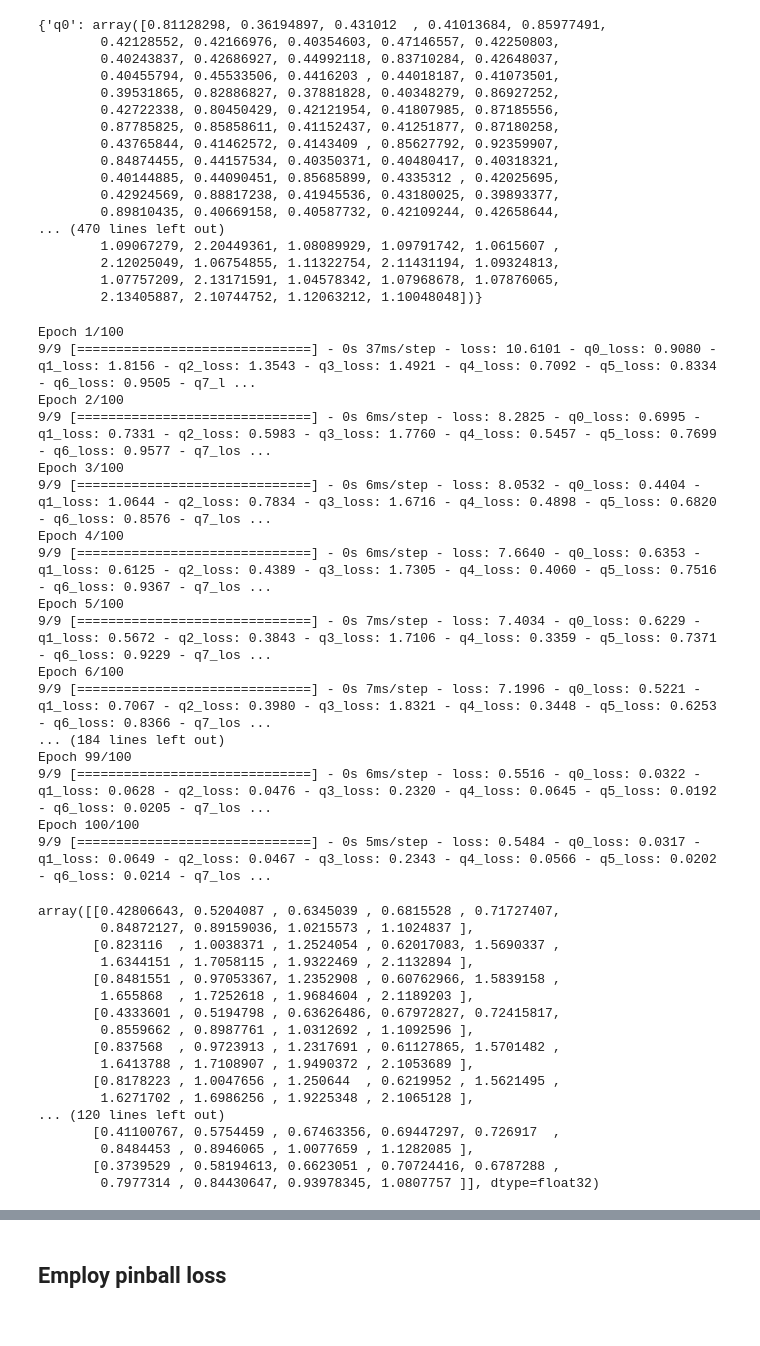
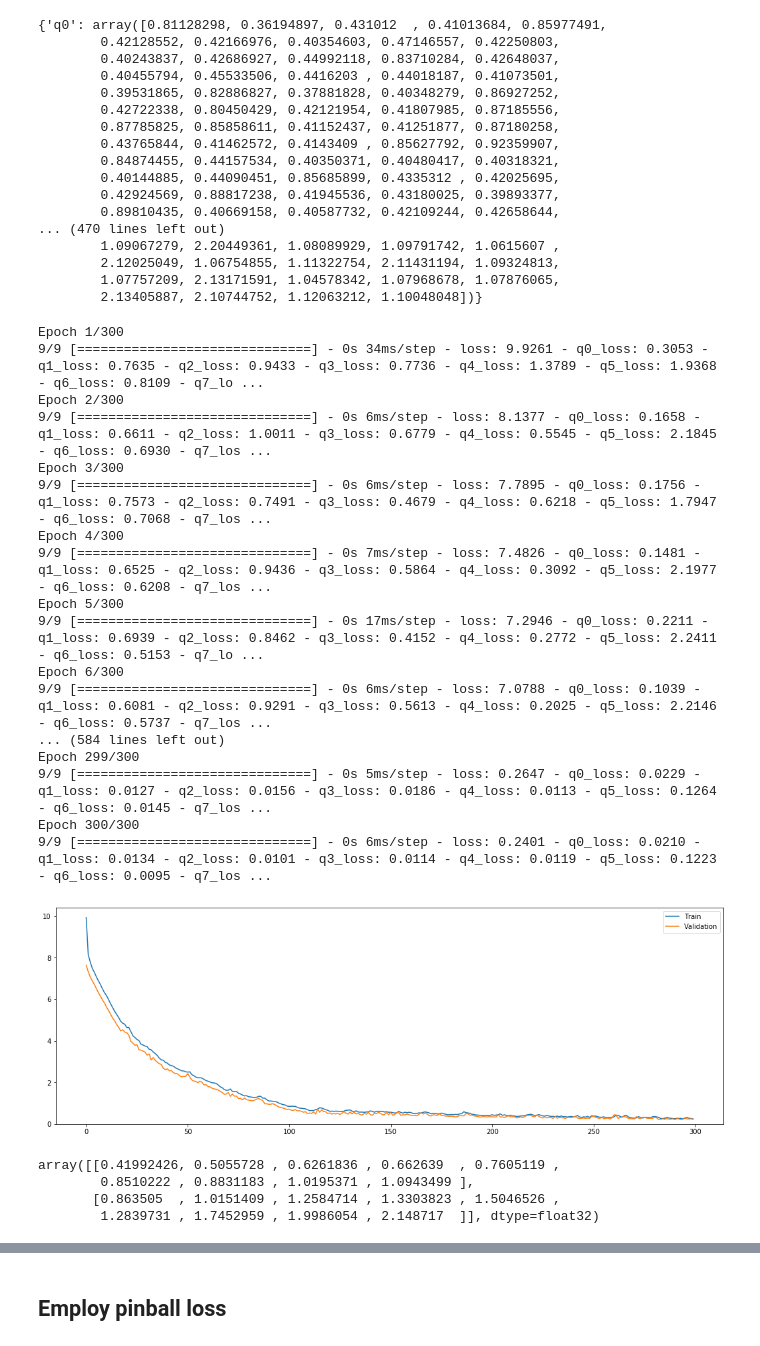
Before and after one commit to joeranbosma/M5Forecast, a Jupyter notebook: custom_layer/pinball_loss_keras.ipynb, the cells around one changed output, grey strips where cells are left out. Drawn from its saved outputs; the diff is of its cells as text; code cells hidden in the pictures.

```diff
--- a/custom_layer/pinball_loss_keras.ipynb
+++ b/custom_layer/pinball_loss_keras.ipynb
@@ -229,47 +226,38 @@ y_train_mo
         1.07757209, 2.13171591, 1.04578342, 1.07968678, 1.07876065,
         2.13405887, 2.10744752, 1.12063212, 1.10048048])}
 # %%
-history = model.fit(X_train, y_train_mo, epochs=100,
+history = model.fit(X_train, y_train_mo, epochs=300,
                     validation_data=(X_val, y_val_mo))
 # %% [output]
-Epoch 1/100
-9/9 [==============================] - 0s 37ms/step - loss: 10.6101 - q0_loss: 0.9080 - q1_loss: 1.8156 - q2_loss: 1.3543 - q3_loss: 1.4921 - q4_loss: 0.7092 - q5_loss: 0.8334 - q6_loss: 0.9505 - q7_l ...
-Epoch 2/100
-9/9 [==============================] - 0s 6ms/step - loss: 8.2825 - q0_loss: 0.6995 - q1_loss: 0.7331 - q2_loss: 0.5983 - q3_loss: 1.7760 - q4_loss: 0.5457 - q5_loss: 0.7699 - q6_loss: 0.9577 - q7_los ...
-Epoch 3/100
-9/9 [==============================] - 0s 6ms/step - loss: 8.0532 - q0_loss: 0.4404 - q1_loss: 1.0644 - q2_loss: 0.7834 - q3_loss: 1.6716 - q4_loss: 0.4898 - q5_loss: 0.6820 - q6_loss: 0.8576 - q7_los ...
-Epoch 4/100
-9/9 [==============================] - 0s 6ms/step - loss: 7.6640 - q0_loss: 0.6353 - q1_loss: 0.6125 - q2_loss: 0.4389 - q3_loss: 1.7305 - q4_loss: 0.4060 - q5_loss: 0.7516 - q6_loss: 0.9367 - q7_los ...
-Epoch 5/100
-9/9 [==============================] - 0s 7ms/step - loss: 7.4034 - q0_loss: 0.6229 - q1_loss: 0.5672 - q2_loss: 0.3843 - q3_loss: 1.7106 - q4_loss: 0.3359 - q5_loss: 0.7371 - q6_loss: 0.9229 - q7_los ...
-Epoch 6/100
-9/9 [==============================] - 0s 7ms/step - loss: 7.1996 - q0_loss: 0.5221 - q1_loss: 0.7067 - q2_loss: 0.3980 - q3_loss: 1.8321 - q4_loss: 0.3448 - q5_loss: 0.6253 - q6_loss: 0.8366 - q7_los ...
-... (184 lines left out)
-Epoch 99/100
-9/9 [==============================] - 0s 6ms/step - loss: 0.5516 - q0_loss: 0.0322 - q1_loss: 0.0628 - q2_loss: 0.0476 - q3_loss: 0.2320 - q4_loss: 0.0645 - q5_loss: 0.0192 - q6_loss: 0.0205 - q7_los ...
-Epoch 100/100
-9/9 [==============================] - 0s 5ms/step - loss: 0.5484 - q0_loss: 0.0317 - q1_loss: 0.0649 - q2_loss: 0.0467 - q3_loss: 0.2343 - q4_loss: 0.0566 - q5_loss: 0.0202 - q6_loss: 0.0214 - q7_los ...
+Epoch 1/300
+9/9 [==============================] - 0s 34ms/step - loss: 9.9261 - q0_loss: 0.3053 - q1_loss: 0.7635 - q2_loss: 0.9433 - q3_loss: 0.7736 - q4_loss: 1.3789 - q5_loss: 1.9368 - q6_loss: 0.8109 - q7_lo ...
+Epoch 2/300
+9/9 [==============================] - 0s 6ms/step - loss: 8.1377 - q0_loss: 0.1658 - q1_loss: 0.6611 - q2_loss: 1.0011 - q3_loss: 0.6779 - q4_loss: 0.5545 - q5_loss: 2.1845 - q6_loss: 0.6930 - q7_los ...
+Epoch 3/300
+9/9 [==============================] - 0s 6ms/step - loss: 7.7895 - q0_loss: 0.1756 - q1_loss: 0.7573 - q2_loss: 0.7491 - q3_loss: 0.4679 - q4_loss: 0.6218 - q5_loss: 1.7947 - q6_loss: 0.7068 - q7_los ...
+Epoch 4/300
+9/9 [==============================] - 0s 7ms/step - loss: 7.4826 - q0_loss: 0.1481 - q1_loss: 0.6525 - q2_loss: 0.9436 - q3_loss: 0.5864 - q4_loss: 0.3092 - q5_loss: 2.1977 - q6_loss: 0.6208 - q7_los ...
+Epoch 5/300
+9/9 [==============================] - 0s 17ms/step - loss: 7.2946 - q0_loss: 0.2211 - q1_loss: 0.6939 - q2_loss: 0.8462 - q3_loss: 0.4152 - q4_loss: 0.2772 - q5_loss: 2.2411 - q6_loss: 0.5153 - q7_lo ...
+Epoch 6/300
+9/9 [==============================] - 0s 6ms/step - loss: 7.0788 - q0_loss: 0.1039 - q1_loss: 0.6081 - q2_loss: 0.9291 - q3_loss: 0.5613 - q4_loss: 0.2025 - q5_loss: 2.2146 - q6_loss: 0.5737 - q7_los ...
+... (584 lines left out)
+Epoch 299/300
+9/9 [==============================] - 0s 5ms/step - loss: 0.2647 - q0_loss: 0.0229 - q1_loss: 0.0127 - q2_loss: 0.0156 - q3_loss: 0.0186 - q4_loss: 0.0113 - q5_loss: 0.1264 - q6_loss: 0.0145 - q7_los ...
+Epoch 300/300
+9/9 [==============================] - 0s 6ms/step - loss: 0.2401 - q0_loss: 0.0210 - q1_loss: 0.0134 - q2_loss: 0.0101 - q3_loss: 0.0114 - q4_loss: 0.0119 - q5_loss: 0.1223 - q6_loss: 0.0095 - q7_los ...
+# %%
+plot_loss(history)
+# %% [output]
+[figure, added]
 # %%
 y_pred = model.predict(X_val)
 
 # revert multi output format to (n_samples, quantiles)
 y_pred = np.array(list(zip(*y_pred))).squeeze()
-y_pred
+y_pred[0:2]
 # %% [output]
-array([[0.42806643, 0.5204087 , 0.6345039 , 0.6815528 , 0.71727407,
-        0.84872127, 0.89159036, 1.0215573 , 1.1024837 ],
-       [0.823116  , 1.0038371 , 1.2524054 , 0.62017083, 1.5690337 ,
-        1.6344151 , 1.7058115 , 1.9322469 , 2.1132894 ],
-       [0.8481551 , 0.97053367, 1.2352908 , 0.60762966, 1.5839158 ,
-        1.655868  , 1.7252618 , 1.9684604 , 2.1189203 ],
-       [0.4333601 , 0.5194798 , 0.63626486, 0.67972827, 0.72415817,
-        0.8559662 , 0.8987761 , 1.0312692 , 1.1092596 ],
-       [0.837568  , 0.9723913 , 1.2317691 , 0.61127865, 1.5701482 ,
-        1.6413788 , 1.7108907 , 1.9490372 , 2.1053689 ],
-       [0.8178223 , 1.0047656 , 1.250644  , 0.6219952 , 1.5621495 ,
-        1.6271702 , 1.6986256 , 1.9225348 , 2.1065128 ],
-... (120 lines left out)
-       [0.41100767, 0.5754459 , 0.67463356, 0.69447297, 0.726917  ,
-        0.8484453 , 0.8946065 , 1.0077659 , 1.1282085 ],
-       [0.3739529 , 0.58194613, 0.6623051 , 0.70724416, 0.6787288 ,
-        0.7977314 , 0.84430647, 0.93978345, 1.0807757 ]], dtype=float32)
+array([[0.41992426, 0.5055728 , 0.6261836 , 0.662639  , 0.7605119 ,
+        0.8510222 , 0.8831183 , 1.0195371 , 1.0943499 ],
+       [0.863505  , 1.0151409 , 1.2584714 , 1.3303823 , 1.5046526 ,
+        1.2839731 , 1.7452959 , 1.9986054 , 2.148717  ]], dtype=float32)
```
Also changed, not shown: parts of 11 cells of this notebook.
